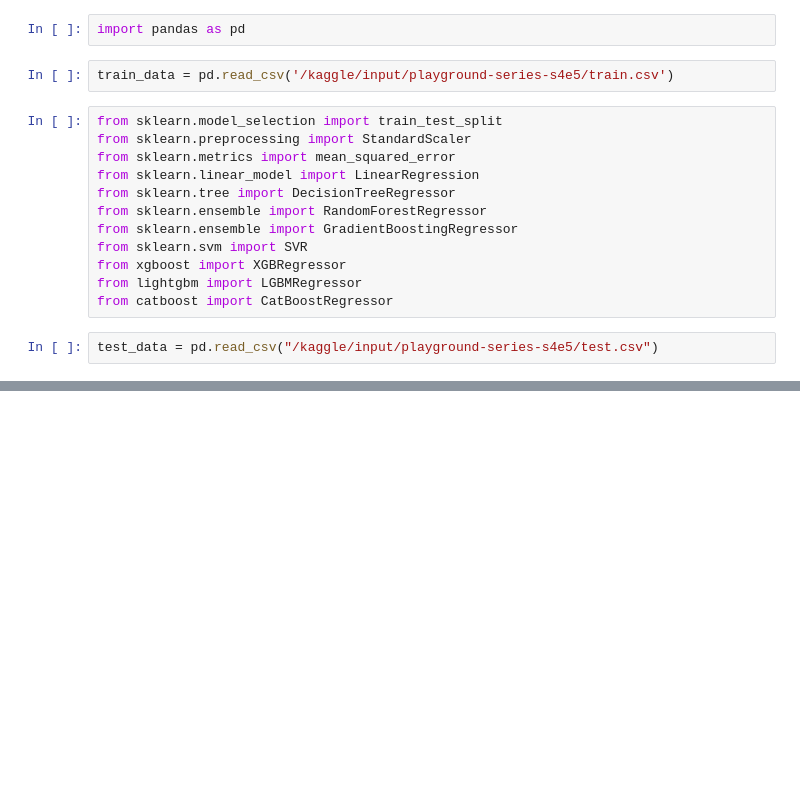
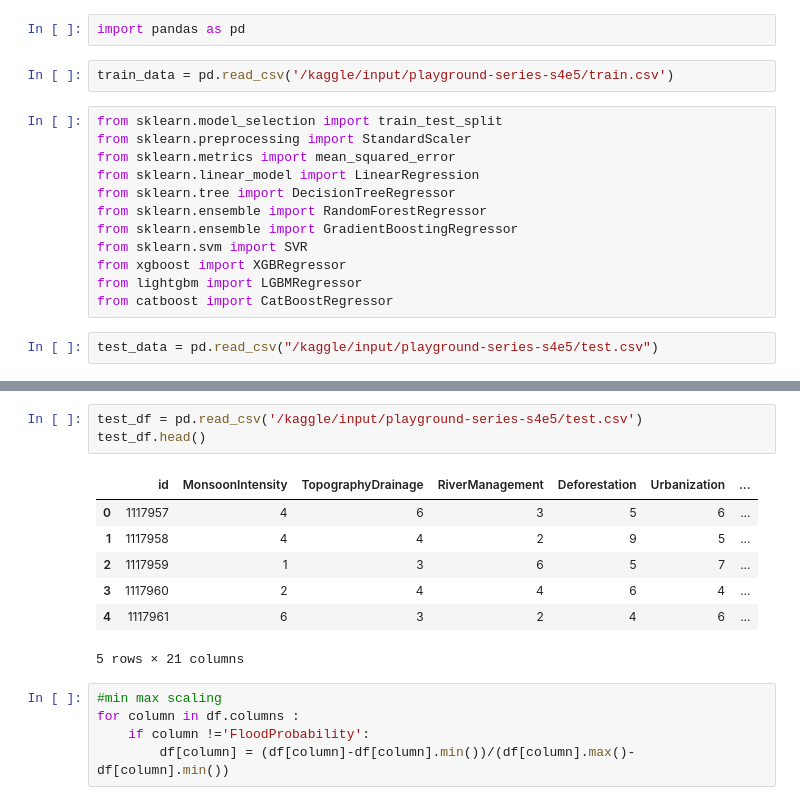
Before and after one commit to sksarvesh007/kaggle-contests, a Jupyter notebook: Regression with a Flood Prediction Dataset/model.ipynb, the cells around one changed output, grey strips where cells are left out. Cells and saved outputs as stored; diff of their text form; blank space fills up the shorter version.

```diff
--- a/Regression with a Flood Prediction Dataset/model.ipynb
+++ b/Regression with a Flood Prediction Dataset/model.ipynb
@@ -205,0 +220,16 @@ Predictions saved for the best CatBoost model
+# %%
+test_df = pd.read_csv('/kaggle/input/playground-series-s4e5/test.csv')
+test_df.head()
+# %% [output]
+|  | id | MonsoonIntensity | TopographyDrainage | RiverManagement | Deforestation | Urbanization | ... |
+| 0 | 1117957 | 4 | 6 | 3 | 5 | 6 | ... |
+| 1 | 1117958 | 4 | 4 | 2 | 9 | 5 | ... |
+| 2 | 1117959 | 1 | 3 | 6 | 5 | 7 | ... |
+| 3 | 1117960 | 2 | 4 | 4 | 6 | 4 | ... |
+| 4 | 1117961 | 6 | 3 | 2 | 4 | 6 | ... |
+5 rows × 21 columns
+# %%
+#min max scaling
+for column in df.columns :
+    if column !='FloodProbability':
+        df[column] = (df[column]-df[column].min())/(df[column].max()-df[column].min())
```
Also changed, not shown: parts of 24 cells of this notebook.
